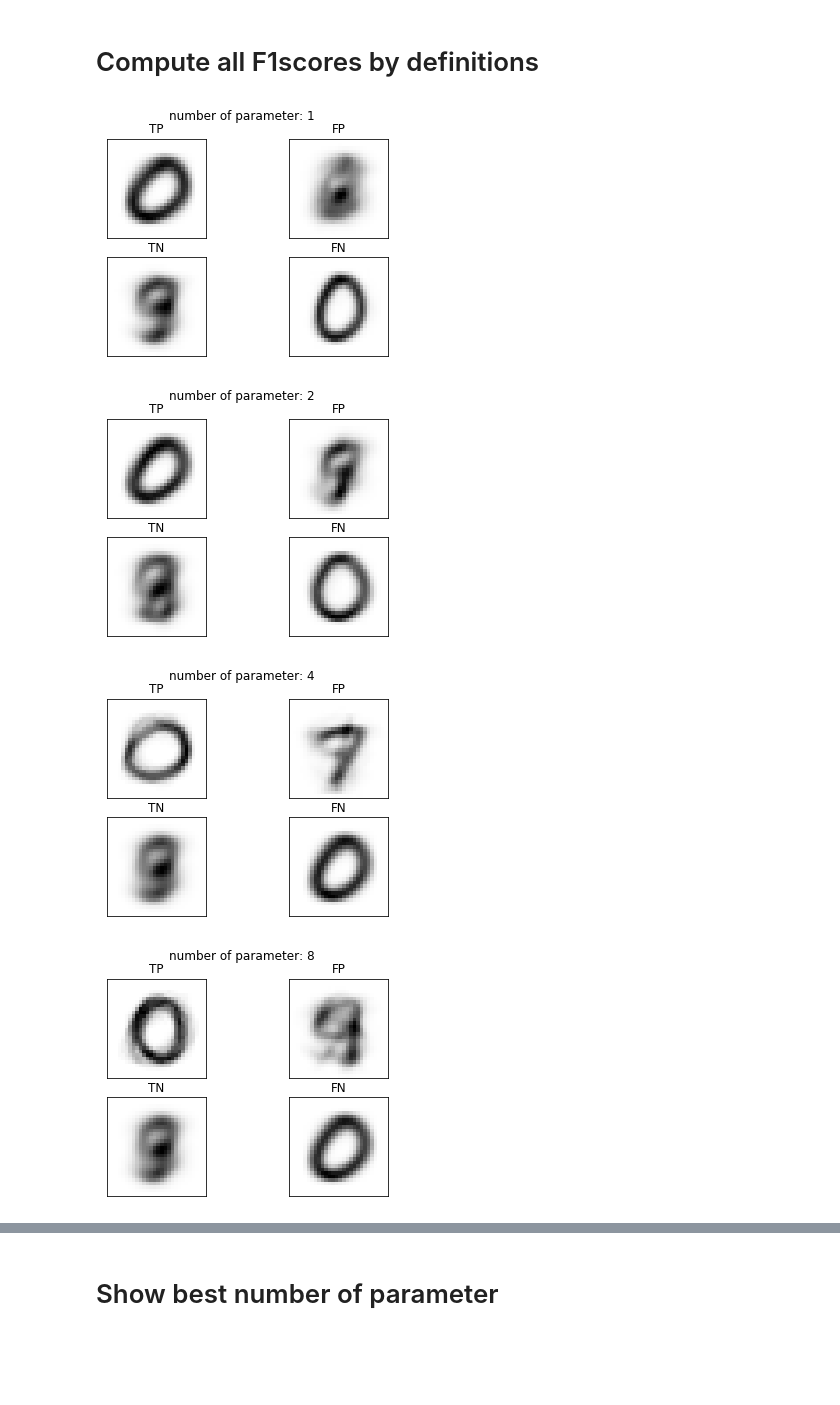
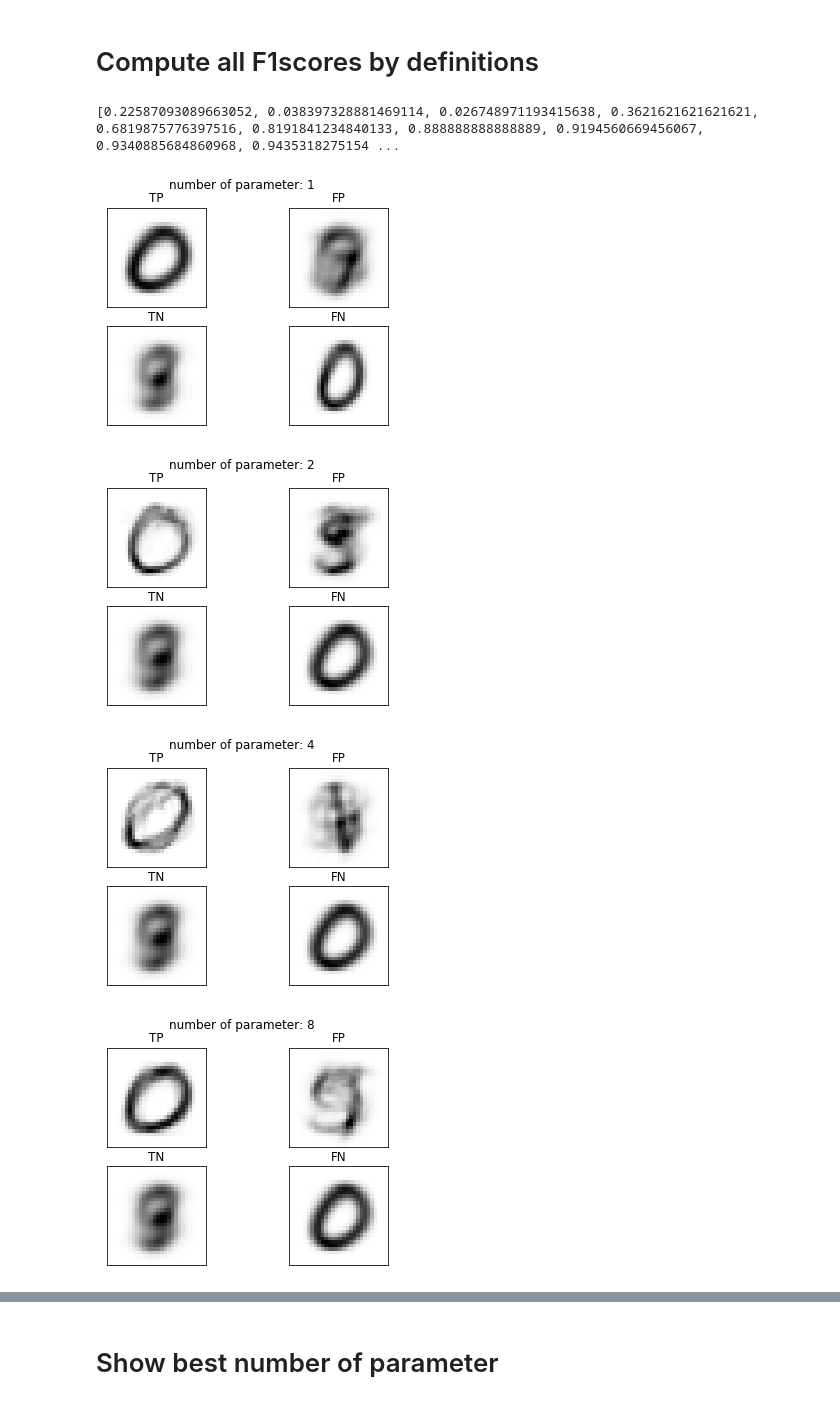
Before and after one commit to myosoo/Assignment09, a Jupyter notebook: Assignment09.ipynb, the cells around one changed output, grey strips where cells are left out. Cells and saved outputs as stored; diff of their text form; code cells hidden in the pictures; blank space fills up the shorter version.

```diff
--- a/Assignment09.ipynb
+++ b/Assignment09.ipynb
@@ -285,22 +285,25 @@ def plotAverageImages(averageImages, N):
 # %%
-num_N = [2 ** 0 , 2 ** 1, 2 ** 2, 2 ** 3, 2 ** 4, 2 ** 5, 2 ** 6, 2 ** 7, 2 ** 8, 2 ** 9, 2 ** 10, 2 ** 11]
+p = [2 ** 0 , 2 ** 1, 2 ** 2, 2 ** 3, 2 ** 4, 2 ** 5, 2 ** 6, 2 ** 7, 2 ** 8, 2 ** 9, 2 ** 10]
 # %% [markdown]
 # Compute all F1scores by definitions
 # %%
-scoreLog = {}
-for N in num_N:
-    r = random_vector(size_row * size_col, N)
+score = []
+
+for i in p:
+    r = random_vector(size_row * size_col, i)
     train_x = inner_product(list_image_train, r)
     theta = model_parameters(train_x, train_label_for_zeroDetector)
     test_x = inner_product(list_image_test, r)
     tilde_value = y_tilde(theta, test_x)
     predicted = y_hat(tilde_value)
     ((TP, FP, TN, FN), averageImages) = evaluation(predicted, test_label_for_zeroDetector, list_image_test)
-    score = F1score(TP, FP, TN, FN)
-    scoreLog[str(N)] = score
-    plotAverageImages(averageImages, N)
+    score.append(F1score(TP, FP, TN, FN))
+    plotAverageImages(averageImages, i)
+
+print(score)
 # %% [output]
+[0.22587093089663052, 0.038397328881469114, 0.026748971193415638, 0.3621621621621621, 0.6819875776397516, 0.8191841234840133, 0.888888888888889, 0.9194560669456067, 0.9340885684860968, 0.9435318275154 ...
-[figure, old version]
+[figure, new version]
-[figure, old version]
+[figure, new version]
-[figure, old version]
+[figure, new version]
-[figure, old version]
+[figure, new version]
```
Also changed, not shown: parts of 6 cells of this notebook.
